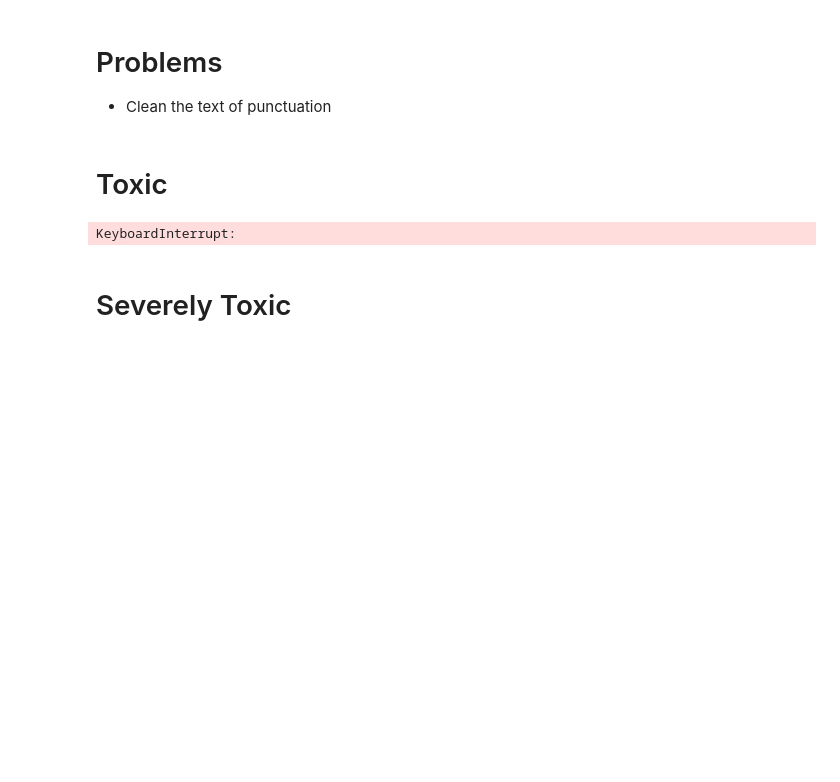
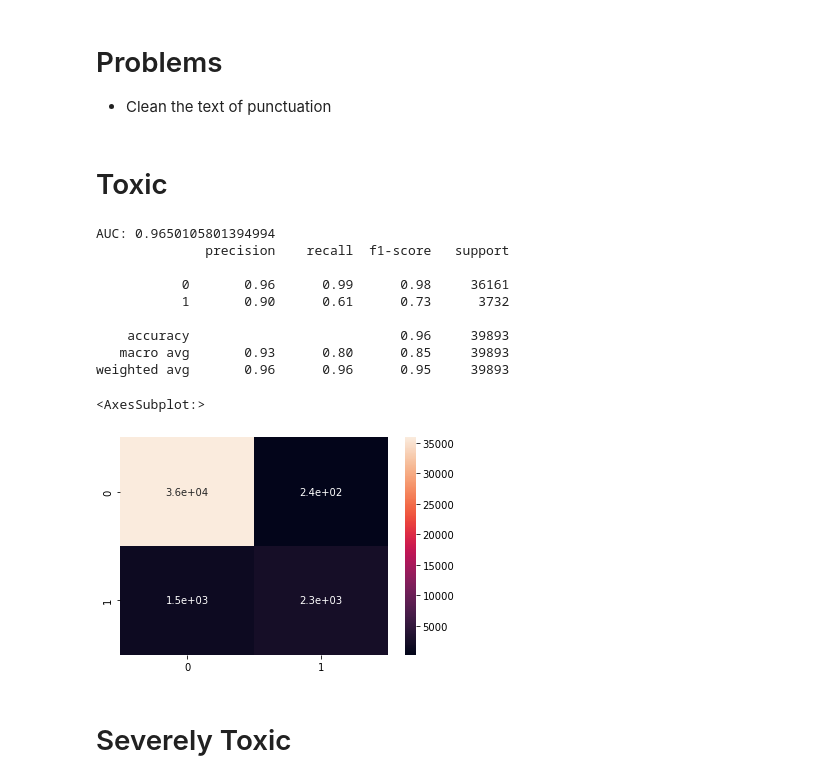
Before and after one commit to shaunmcgregor/ItML_Project_1_Students, a Jupyter notebook: proj_1_start.ipynb, the cells around one changed output. Saved outputs shown, nothing was run; the diff lists cells and outputs as text; code cells hidden in the pictures; blank space fills up the shorter version.

Commit message:
tfidf all the things

```diff
--- a/proj_1_start.ipynb
+++ b/proj_1_start.ipynb
@@ -122,43 +122,45 @@ insult = train_df[["id","comment_text","insult"]]
 #         ])
 # %%
 #twitterEmbedded = MeanEmbeddingVectorizer(w2vTwitter)
-twitterEmbedded = TfidfVectorizer(max_features=5000,stop_words='english')
-ctext = twitterEmbedded.fit_transform(train_df['comment_text'])
+tfidfVectorizor = TfidfVectorizer(max_features=5000,stop_words='english')
+cleanText = tfidfVectorizor.fit_transform(train_df['comment_text'])
 # %% [markdown]
 # Problems
 - Clean the text of punctuation
 # %% [markdown]
 # Toxic
 # %%
-# Split data - using the new dataframe parts that we cleaned up.
+ # Split data - using the new dataframe parts that we cleaned up.
 toxic = train_df[["id","comment_text","toxic"]]
-X_train, X_test, y_train, y_test = train_test_split(ctext,toxic["toxic"])
-
-#Word2vec
-#X_train_vectors_w2v = twitterEmbedded.transform(X_train)
-#X_test_vectors_w2v = twitterEmbedded.transform(X_test)
-
-#oversampling
-#sampler = SMOTETomek(n_jobs=-1)
-#X_trainSamp, y_trainSamp = sampler.fit_resample(X_train,y_train)
+X_train, X_test, y_train, y_test = train_test_split(cleanText,toxic["toxic"])
 
 #model fitting
 toxicModel = LogisticRegression(n_jobs=-1)
 toxicModel.fit(X_train, y_train)
 
 #Predict y value for test dataset
 y_predict = toxicModel.predict(X_test)
 y_prob = toxicModel.predict_proba(X_test)[:,1]
 
 #calculate scores
 fpr, tpr, thresholds = roc_curve(y_test, y_prob)
 roc_auc = auc(fpr, tpr)
 print('AUC:', roc_auc)
 
 print(classification_report(y_test, y_predict))
 sns.heatmap(confusion_matrix(y_test, y_predict), annot=True)
 # %% [output]
-KeyboardInterrupt:
+AUC: 0.9650105801394994
+              precision    recall  f1-score   support
+
+           0       0.96      0.99      0.98     36161
+           1       0.90      0.61      0.73      3732
+
+    accuracy                           0.96     39893
+   macro avg       0.93      0.80      0.85     39893
+weighted avg       0.96      0.96      0.95     39893
+<AxesSubplot:>
+[figure, added]
 # %% [markdown]
 # Severely Toxic
 # %%
```
Also changed, not shown: parts of 10 cells of this notebook.
